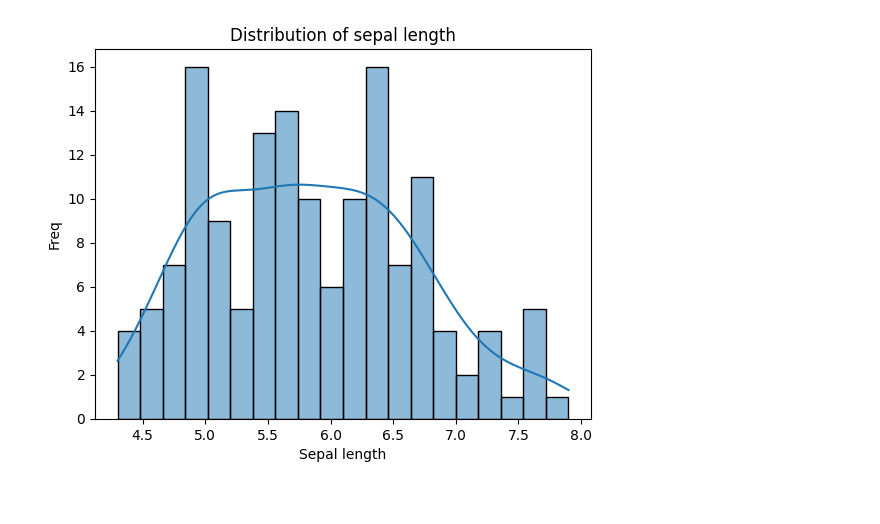
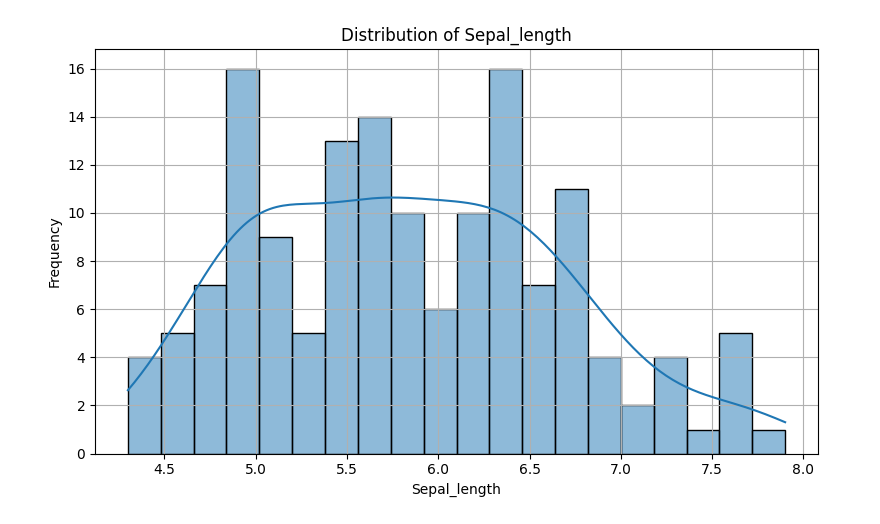
Before and after one commit to Charithra0723/AI_DATA_ANALYSIS_, a Jupyter notebook: src/Module 2/Hands-on Project: EDA on a Dataset using NumPy, Pandas, Matplotlib & Seaborn/Ques_4.ipynb, the cells around one changed output. Drawn from its saved outputs; the diff is of its cells as text; code cells hidden in the pictures.

```diff
--- a/src/Module 2/Hands-on Project: EDA on a Dataset using NumPy, Pandas, Matplotlib & Seaborn/Ques_4.ipynb
+++ b/src/Module 2/Hands-on Project: EDA on a Dataset using NumPy, Pandas, Matplotlib & Seaborn/Ques_4.ipynb
@@ -1,16 +1,35 @@
-# %%
-# Title: Basic Data Visualization
-# Description: Plot the distribution of one feature using Seaborn.
-import seaborn as sns
-import matplotlib.pyplot as plt
-import pandas as pd
-
-df=sns.load_dataset('iris')
-sns.histplot(df['sepal_length'],kde=True,bins=20)
-
-plt.title('Distribution of sepal length')
-plt.xlabel('Sepal length')
-plt.ylabel('Freq')
-plt.show()
-# %% [output]
-[figure, removed]
+# %%
+# Title: Basic Data Visualization
+# Description: Plot the distribution of one feature using Seaborn.
+# Basic Data Visualization
+# Description: Plot the distribution of one feature using Seaborn with improvements for clarity, error handling, and modularity.
+
+import seaborn as sns
+import matplotlib.pyplot as plt
+import pandas as pd
+
+def plot_feature_distribution(data, feature, bins=20, kde=True):
+
+    if feature not in data.columns:
+        print(f"Feature '{feature}' not found in dataset.")
+        return
+
+    plt.figure(figsize=(8, 5))
+    sns.histplot(data[feature], kde=kde, bins=bins)
+    plt.title(f'Distribution of {feature.capitalize()}')
+    plt.xlabel(feature.capitalize())
+    plt.ylabel('Frequency')
+    plt.grid(True)
+    plt.tight_layout()
+    plt.show()
+
+# Load dataset with error handling
+try:
+    df = sns.load_dataset('iris')
+    if df.empty:
+        raise ValueError("Loaded dataset is empty.")
+    plot_feature_distribution(df, 'sepal_length')  # You can change the feature here
+except Exception as e:
+    print(f"Error loading or processing dataset: {e}")
+# %% [output]
+[figure, added]
```
